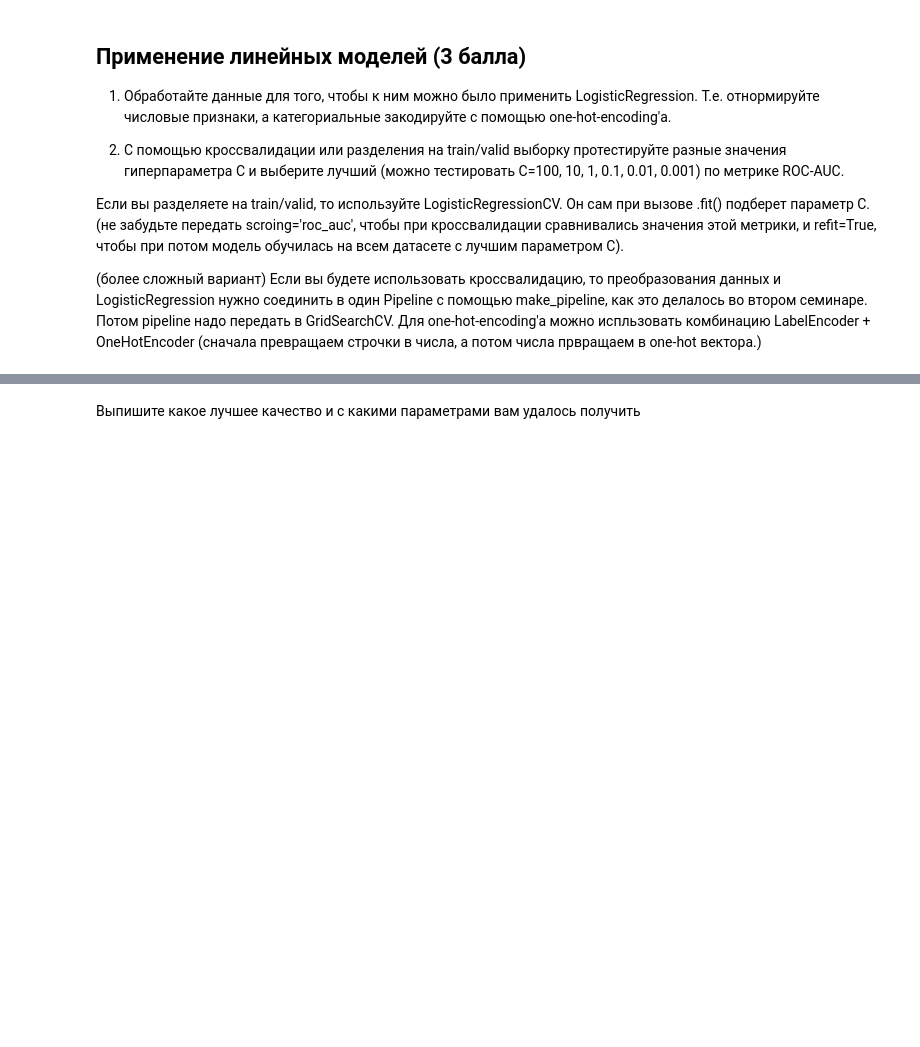
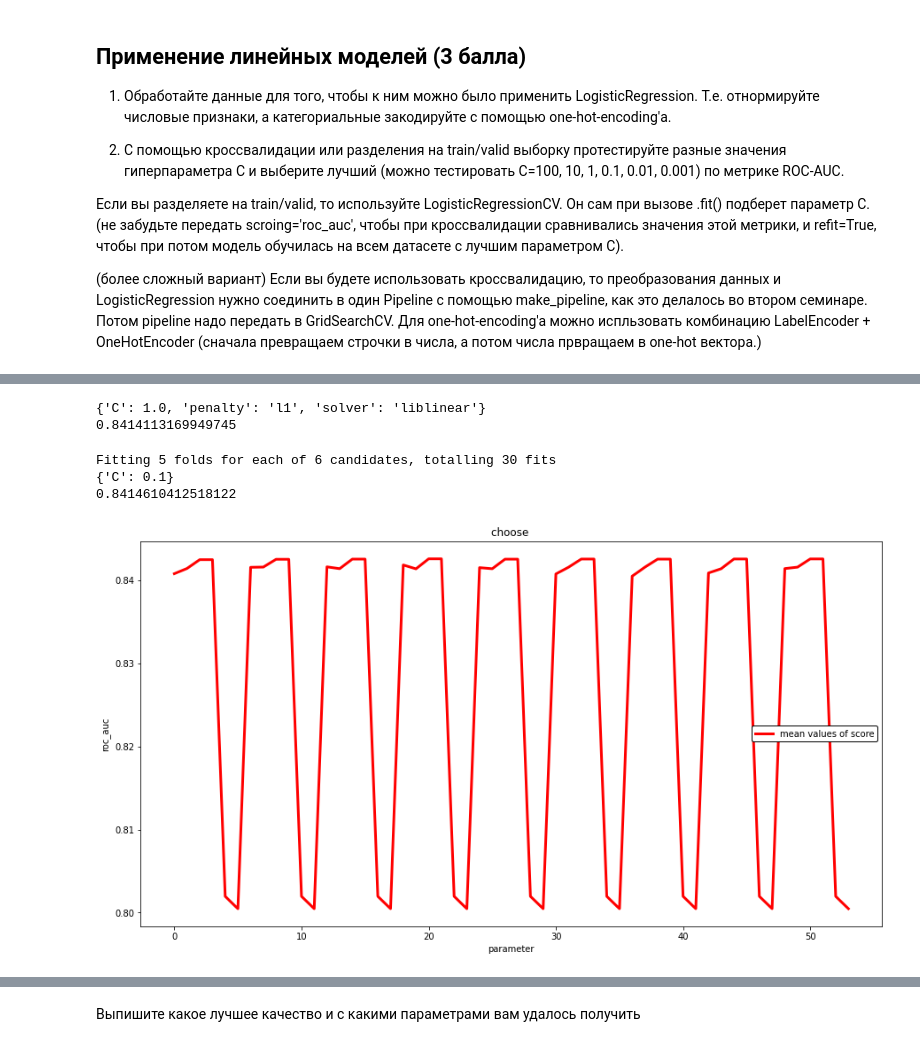
Before and after one commit to NilRadle/DLS, a Jupyter notebook: HW.kaggle.ipynb, the cells around one changed output, grey strips where cells are left out. Cells and saved outputs as stored; diff of their text form; code cells hidden in the pictures; blank space fills up the shorter version.

```diff
--- a/HW.kaggle.ipynb
+++ b/HW.kaggle.ipynb
@@ -172,0 +249,13 @@ from sklearn.pipeline import make_pipeline
+# %%
+# YOUR CODE
+X_origin = data.drop(target_col, axis=1)
+y = data[target_col]
+
+one_hot_features = pd.get_dummies(X_origin[cat_cols])
+X = pd.concat([X_origin[num_cols], one_hot_features], axis=1)
+
+X_train, X_test, y_train, y_test = train_test_split(X.values, y.values, train_size=0.8)
+
+scaler = StandardScaler()
+X_train_scaled = scaler.fit_transform(X_train)
+X_test_scaled = scaler.transform(X_test)
@@ -172,0 +303,43 @@ from sklearn.pipeline import make_pipeline
+# %%
+print(CV_model_many.best_params_)
+print(CV_model_many.best_score_)
+# %% [output]
+{'C': 1.0, 'penalty': 'l1', 'solver': 'liblinear'}
+0.8414113169949745
+# %%
+parameters = {'C' : np.logspace(-2, 3, 6)}  # ,
+
+CV_model = GridSearchCV(estimator=LogisticRegression(max_iter=20000),
+                        param_grid=parameters,
+                        cv=5,
+                        scoring='roc_auc',
+                        refit=True,
+                        n_jobs=10,
+                        verbose=4)
+CV_model.fit(X_train, y_train)
+
+means = CV_model.cv_results_['mean_test_score']
+error = CV_model.cv_results_['std_test_score']
+print(CV_model.best_params_)
+print(CV_model.best_score_)
+# %% [output]
+Fitting 5 folds for each of 6 candidates, totalling 30 fits
+{'C': 0.1}
+0.8414610412518122
+# %%
+plt.figure(figsize=(15,8))
+plt.title('choose ')
+
+
+plt.plot(means, label='mean values of score', color='red', lw=3)
+
+plt.fill_between(means - 2 * error, means + 2 * error,
+                    color='green', label='area between errors', alpha=0.3)
+legend_box = plt.legend(framealpha=1).get_frame()
+legend_box.set_facecolor("white")
+legend_box.set_edgecolor("black")
+plt.xlabel('parameter')
+plt.ylabel('roc_auc')
+plt.show()
+# %% [output]
+[figure, added]
```
Also changed, not shown: parts of 19 cells of this notebook, 4 other files.
